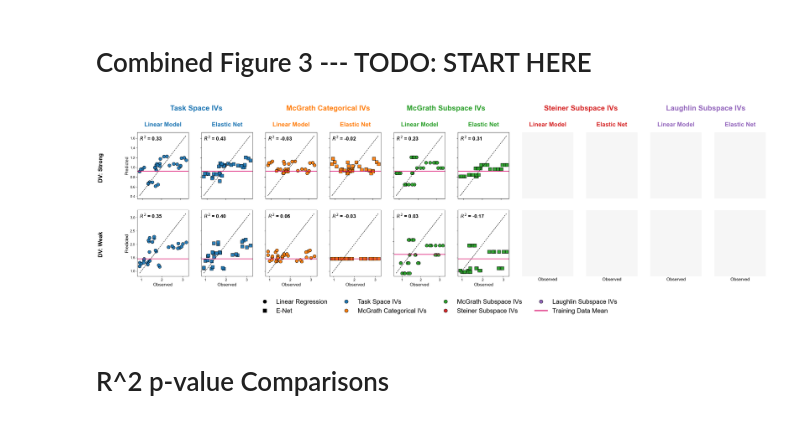
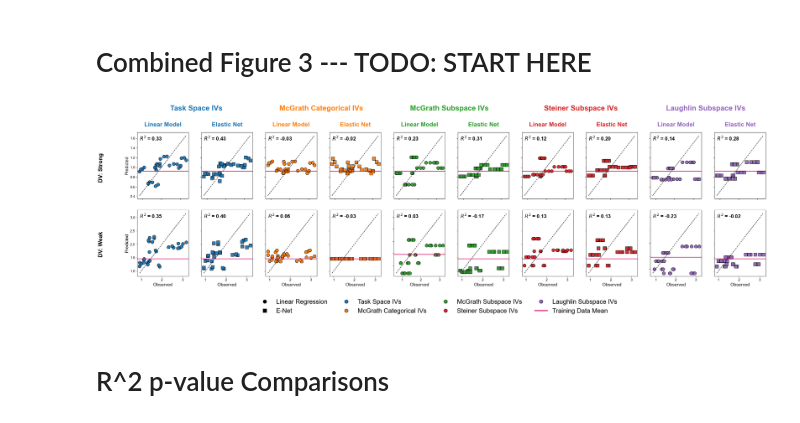
Before and after one commit to alicexcai/ontology-groupprediction, a Jupyter notebook: scripts/models.ipynb, the cells around one changed output. Saved outputs shown, nothing was run; the diff lists cells and outputs as text; code cells hidden in the pictures.

Commit message:
comment out old code and add perm/shap plots

```diff
--- a/scripts/models.ipynb
+++ b/scripts/models.ipynb
@@ -984,8 +984,8 @@ def plot_group_advantage_pred_vs_obs_strong_weak(
     # Supertitles (centered with manual tweaks)
     iv_supertitle = {
         "Task Space": ("Task Space IVs", -0.09),
-        "McGrath Categorical": ("McGrath Categorical IVs", -0.055),
-        "McGrath Subspace": ("McGrath Subspace IVs", -0.04),
+        "McGrath Categorical": ("McGrath Categorical IVs", -0.065),
+        "McGrath Subspace": ("McGrath Subspace IVs", -0.035),
         "Steiner Subspace": ("Steiner Subspace IVs", 0),
         "Laughlin Subspace": ("Laughlin Subspace IVs", 0.025)
     }
@@ -1032,13 +1032,15 @@ def plot_group_advantage_pred_vs_obs_strong_weak(
 # %%
 plot_group_advantage_pred_vs_obs_strong_weak(MODELS,
                                  "Wave 2",
                                  TRAIN_TEST_DATA,
                                  basic_IVs,
                                  categorical_IVs,
                                  mcgrath_continuous,
+                                 steiner_continuous,
+                                 laughlin_continuous,
                                  custom_r2)
 # %% [output]
-[figure, old version]
+[figure, new version]
 # %%
 # def plot_multiple_models(MODELS, wave_data, basic_IVs):
 # 	# Style setup
```
Also changed, not shown: parts of 18 cells of this notebook, 2 other files.
